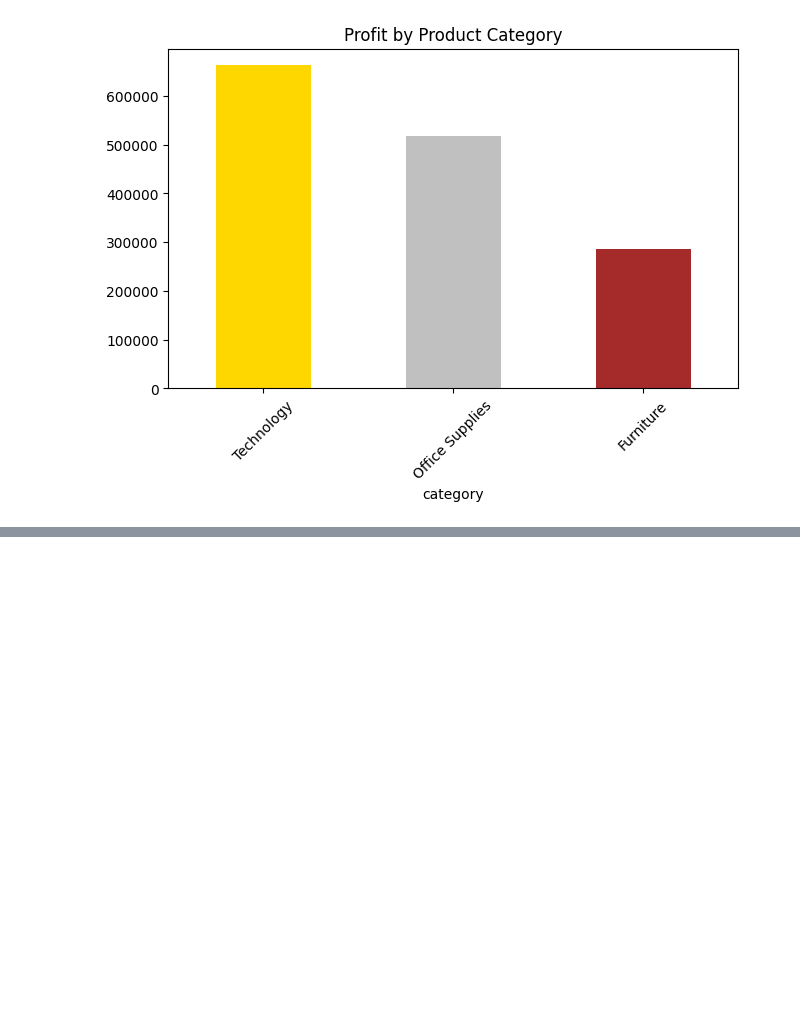
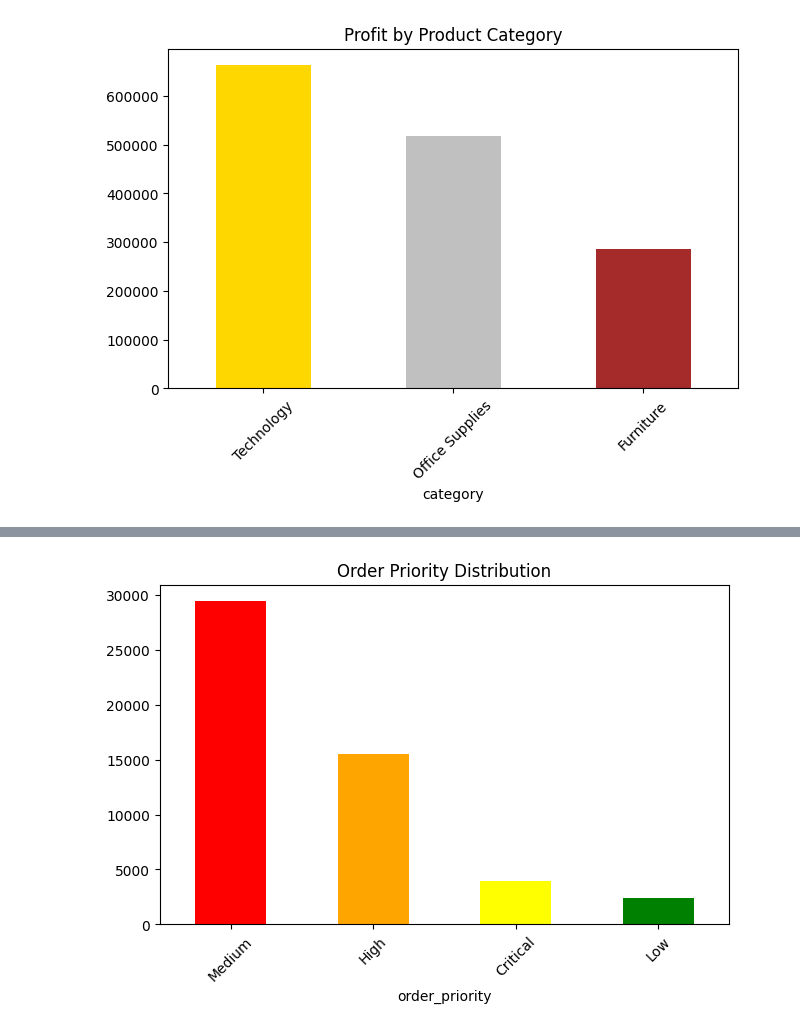
Before and after one commit to HimashMadushanka/Sales_Performance_Analysis, a Jupyter notebook: notebook/Sales_Performance_Analysis.ipynb, the cells around one changed output, grey strips where cells are left out. Saved outputs shown, nothing was run; the diff lists cells and outputs as text; code cells hidden in the pictures; blank space fills up the shorter version.

```diff
--- a/notebook/Sales_Performance_Analysis.ipynb
+++ b/notebook/Sales_Performance_Analysis.ipynb
@@ -163,0 +176,13 @@ plt.show()
+# %%
+plt.figure(figsize=(25, 15))
+
+plt.subplot(3, 3, 7)
+priority_counts = df['order_priority'].value_counts()
+priority_counts.plot(kind='bar' \
+'', color=['red', 'orange', 'yellow', 'green'])
+plt.title('Order Priority Distribution')
+plt.xticks(rotation=45)
+
+plt.show()
+# %% [output]
+[figure, added]
```
Also changed, not shown: parts of 7 cells of this notebook.
